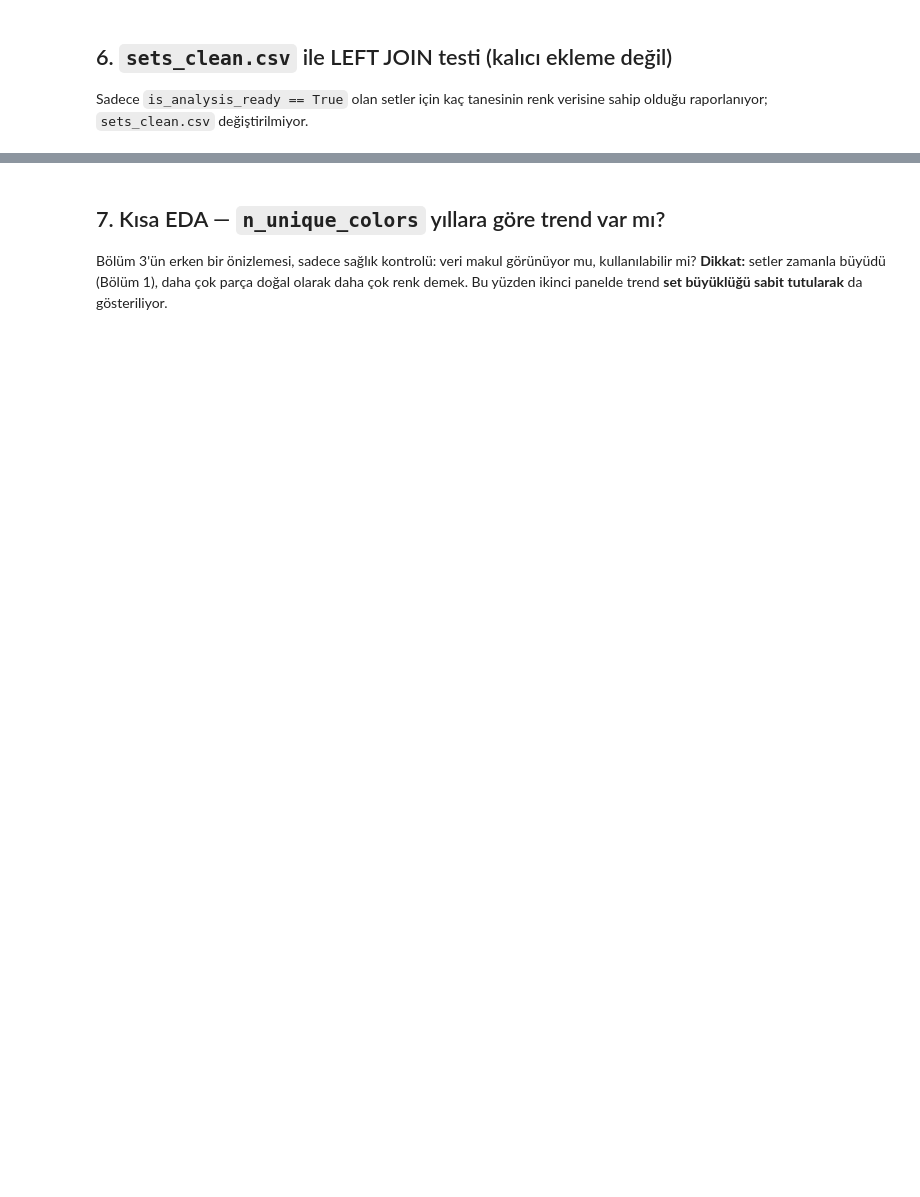
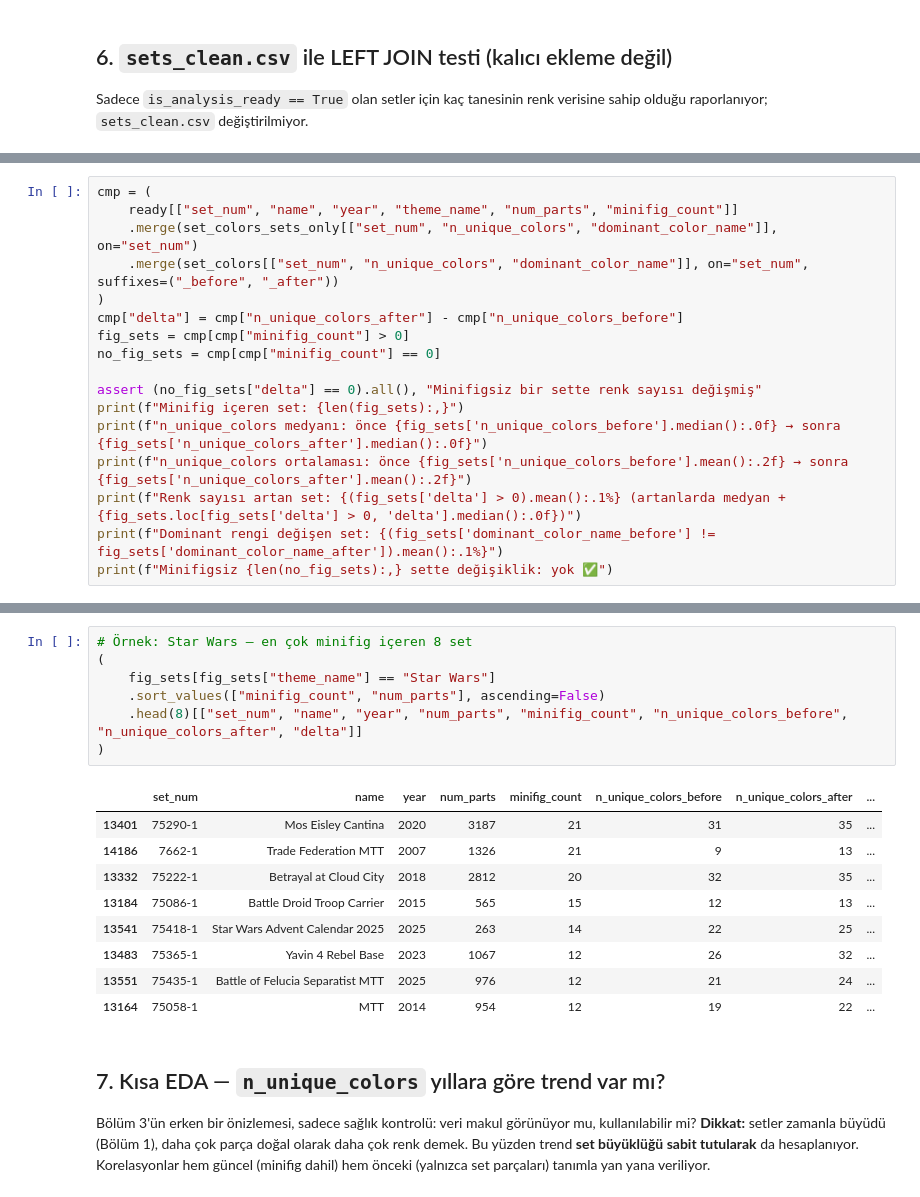
Before and after one commit to didemmrsln/brick-by-brick-lego-analysis, a Jupyter notebook: notebooks/07_color_enrichment.ipynb, the cells around one changed output, grey strips where cells are left out. Drawn from its saved outputs; the diff is of its cells as text; blank space fills up the shorter version.

```diff
--- a/notebooks/07_color_enrichment.ipynb
+++ b/notebooks/07_color_enrichment.ipynb
@@ -272,0 +246,17 @@ num_parts ile birebir eşleşme (minifigler dahil)       : 99.41%
+# %%
+cmp = (
+    ready[["set_num", "name", "year", "theme_name", "num_parts", "minifig_count"]]
+    .merge(set_colors_sets_only[["set_num", "n_unique_colors", "dominant_color_name"]], on="set_num")
+    .merge(set_colors[["set_num", "n_unique_colors", "dominant_color_name"]], on="set_num", suffixes=("_before", "_after"))
+)
+cmp["delta"] = cmp["n_unique_colors_after"] - cmp["n_unique_colors_before"]
+fig_sets = cmp[cmp["minifig_count"] > 0]
+no_fig_sets = cmp[cmp["minifig_count"] == 0]
+
+assert (no_fig_sets["delta"] == 0).all(), "Minifigsiz bir sette renk sayısı değişmiş"
+print(f"Minifig içeren set: {len(fig_sets):,}")
+print(f"n_unique_colors medyanı: önce {fig_sets['n_unique_colors_before'].median():.0f} → sonra {fig_sets['n_unique_colors_after'].median():.0f}")
+print(f"n_unique_colors ortalaması: önce {fig_sets['n_unique_colors_before'].mean():.2f} → sonra {fig_sets['n_unique_colors_after'].mean():.2f}")
+print(f"Renk sayısı artan set: {(fig_sets['delta'] > 0).mean():.1%} (artanlarda medyan +{fig_sets.loc[fig_sets['delta'] > 0, 'delta'].median():.0f})")
+print(f"Dominant rengi değişen set: {(fig_sets['dominant_color_name_before'] != fig_sets['dominant_color_name_after']).mean():.1%}")
+print(f"Minifigsiz {len(no_fig_sets):,} sette değişiklik: yok ✅")
@@ -273,6 +298,24 @@ num_parts ile birebir eşleşme (minifigler dahil)       : 99.41%
+# %%
+# Örnek: Star Wars — en çok minifig içeren 8 set
+(
+    fig_sets[fig_sets["theme_name"] == "Star Wars"]
+    .sort_values(["minifig_count", "num_parts"], ascending=False)
+    .head(8)[["set_num", "name", "year", "num_parts", "minifig_count", "n_unique_colors_before", "n_unique_colors_after", "delta"]]
+)
+# %% [output]
+|  | set_num | name | year | num_parts | minifig_count | n_unique_colors_before | n_unique_colors_after | ... |
+| 13401 | 75290-1 | Mos Eisley Cantina | 2020 | 3187 | 21 | 31 | 35 | ... |
+| 14186 | 7662-1 | Trade Federation MTT | 2007 | 1326 | 21 | 9 | 13 | ... |
+| 13332 | 75222-1 | Betrayal at Cloud City | 2018 | 2812 | 20 | 32 | 35 | ... |
+| 13184 | 75086-1 | Battle Droid Troop Carrier | 2015 | 565 | 15 | 12 | 13 | ... |
+| 13541 | 75418-1 | Star Wars Advent Calendar 2025 | 2025 | 263 | 14 | 22 | 25 | ... |
+| 13483 | 75365-1 | Yavin 4 Rebel Base | 2023 | 1067 | 12 | 26 | 32 | ... |
+| 13551 | 75435-1 | Battle of Felucia Separatist MTT | 2025 | 976 | 12 | 21 | 24 | ... |
+| 13164 | 75058-1 | MTT | 2014 | 954 | 12 | 19 | 22 | ... |
 # %% [markdown]
 ## 7. Kısa EDA — `n_unique_colors` yıllara göre trend var mı?
 
 Bölüm 3'ün erken bir önizlemesi, sadece sağlık kontrolü: veri makul görünüyor mu, kullanılabilir mi?
 **Dikkat:** setler zamanla büyüdü (Bölüm 1), daha çok parça doğal olarak daha çok renk demek. Bu
-yüzden ikinci panelde trend **set büyüklüğü sabit tutularak** da gösteriliyor.
+yüzden trend **set büyüklüğü sabit tutularak** da hesaplanıyor. Korelasyonlar hem güncel (minifig dahil)
+hem önceki (yalnızca set parçaları) tanımla yan yana veriliyor.
```
Also changed, not shown: parts of 27 cells of this notebook, 3 other files.
